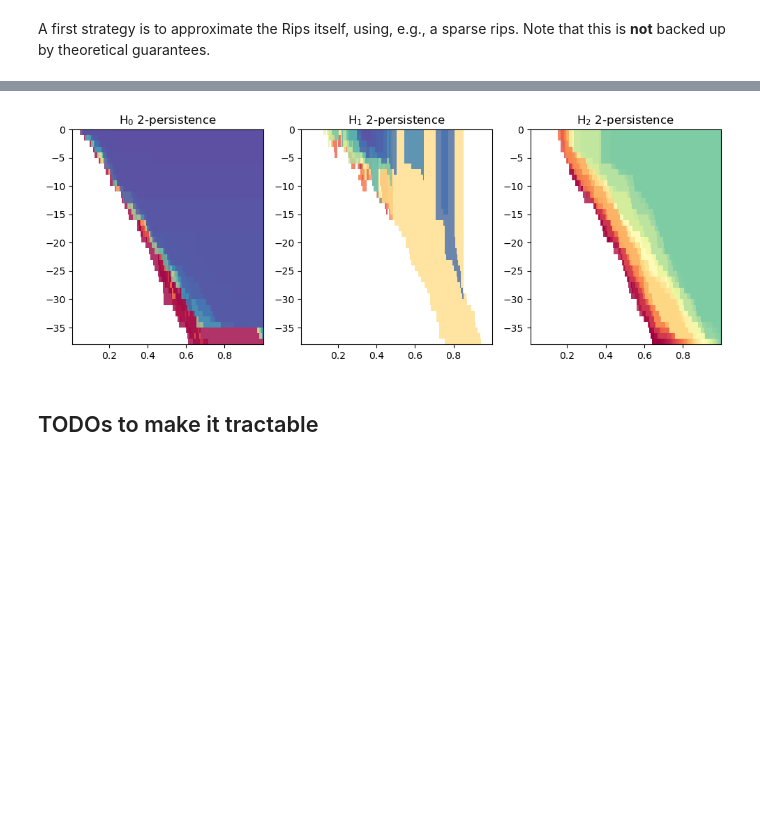
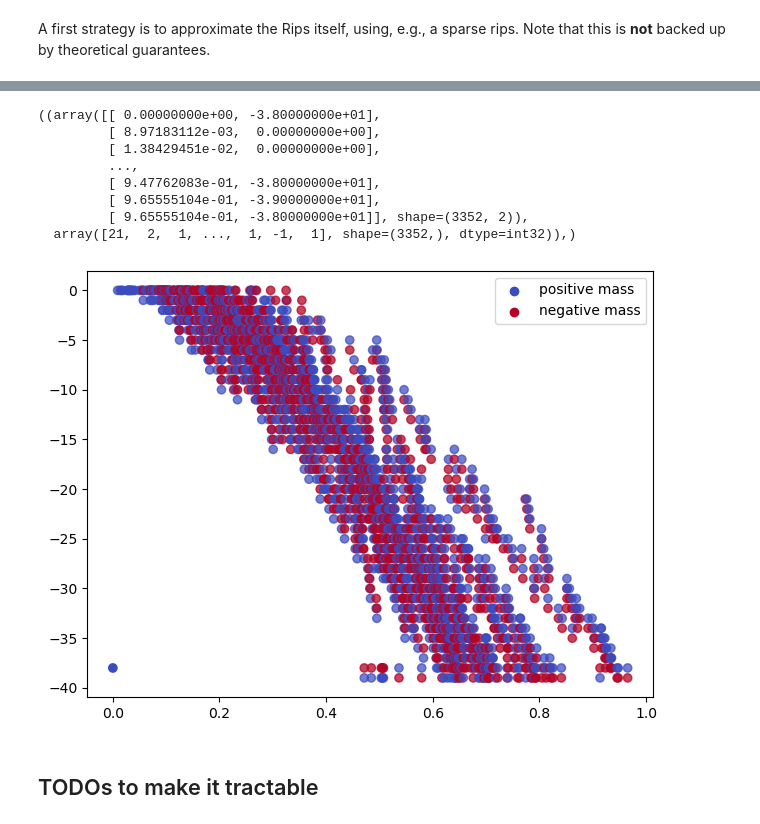
Before and after one commit to DavidLapous/multipers, a Jupyter notebook: docs/notebooks/degree_rips_interface.ipynb, the cells around one changed output, grey strips where cells are left out. Drawn from its saved outputs; the diff is of its cells as text; code cells hidden in the pictures; blank space fills up the shorter version.

```diff
--- a/docs/notebooks/degree_rips_interface.ipynb
+++ b/docs/notebooks/degree_rips_interface.ipynb
@@ -84,8 +88,16 @@ len(st)
-# %%
-s = mp.Slicer(st, vineyard=True)
-mp.module_approximation(s, direction=[1,0], from_coordinates=True, max_error=1, ignore_warnings=True).plot()
-# %% [output]
-[figure, removed]
+# %%
+s = mp.Slicer(st, vineyard=False)
+mp.signed_measure(s, degree=1, plot=True)
+# %% [output]
+((array([[ 0.00000000e+00, -3.80000000e+01],
+         [ 8.97183112e-03,  0.00000000e+00],
+         [ 1.38429451e-02,  0.00000000e+00],
+         ...,
+         [ 9.47762083e-01, -3.80000000e+01],
+         [ 9.65555104e-01, -3.90000000e+01],
+         [ 9.65555104e-01, -3.80000000e+01]], shape=(3352, 2)),
+  array([21,  2,  1, ...,  1, -1,  1], shape=(3352,), dtype=int32)),)
+[figure, added]
 # %% [markdown]
 ## TODOs to make it tractable
 # %% [markdown]
```
Also changed, not shown: parts of 7 cells of this notebook.
